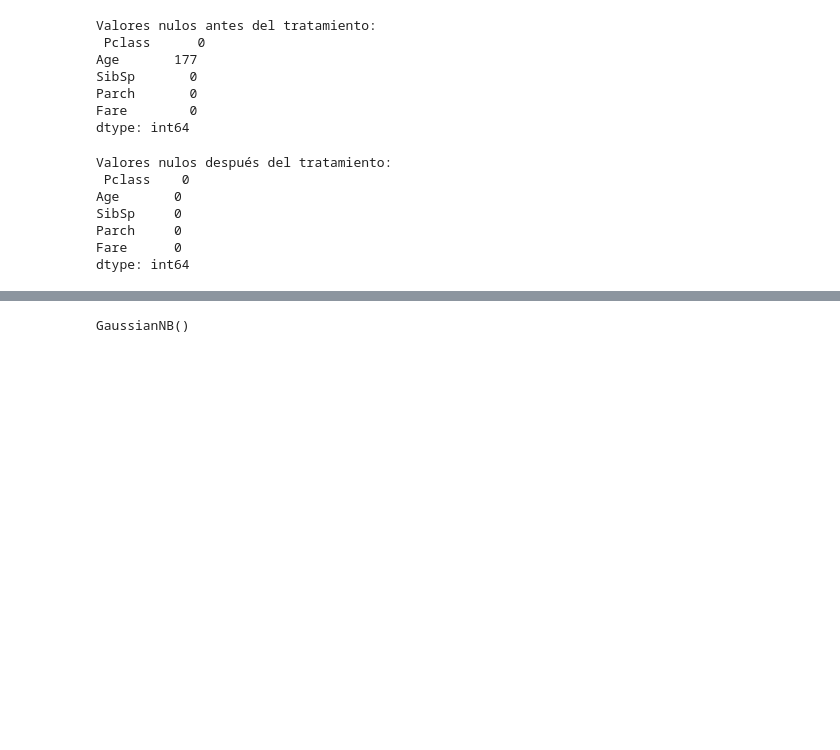
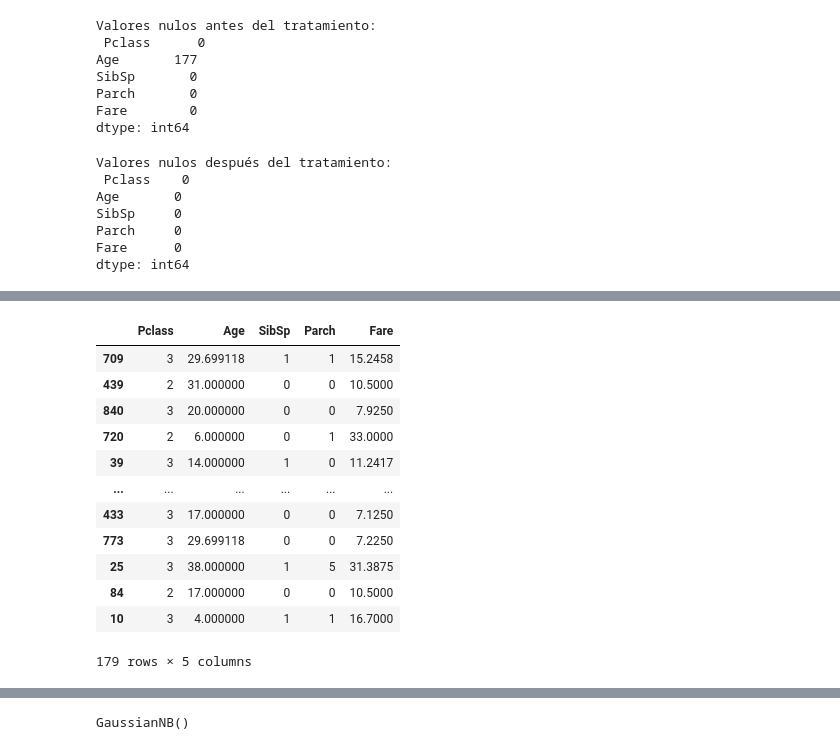
Before and after one commit to lmexe18/Python_JupyterNotebook, a Jupyter notebook: ML con Python/2/NaiveBayes.ipynb, the cells around one changed output, grey strips where cells are left out. Saved outputs shown, nothing was run; the diff lists cells and outputs as text; code cells hidden in the pictures; blank space fills up the shorter version.

```diff
--- a/ML con Python/2/NaiveBayes.ipynb
+++ b/ML con Python/2/NaiveBayes.ipynb
@@ -109,0 +130,16 @@ dtype: int64
+# %%
+X_test
+# %% [output]
+|  | Pclass | Age | SibSp | Parch | Fare |
+| 709 | 3 | 29.699118 | 1 | 1 | 15.2458 |
+| 439 | 2 | 31.000000 | 0 | 0 | 10.5000 |
+| 840 | 3 | 20.000000 | 0 | 0 | 7.9250 |
+| 720 | 2 | 6.000000 | 0 | 1 | 33.0000 |
+| 39 | 3 | 14.000000 | 1 | 0 | 11.2417 |
+| ... | ... | ... | ... | ... | ... |
+| 433 | 3 | 17.000000 | 0 | 0 | 7.1250 |
+| 773 | 3 | 29.699118 | 0 | 0 | 7.2250 |
+| 25 | 3 | 38.000000 | 1 | 5 | 31.3875 |
+| 84 | 2 | 17.000000 | 0 | 0 | 10.5000 |
+| 10 | 3 | 4.000000 | 1 | 1 | 16.7000 |
+179 rows × 5 columns
```
Also changed, not shown: parts of 18 cells of this notebook.
